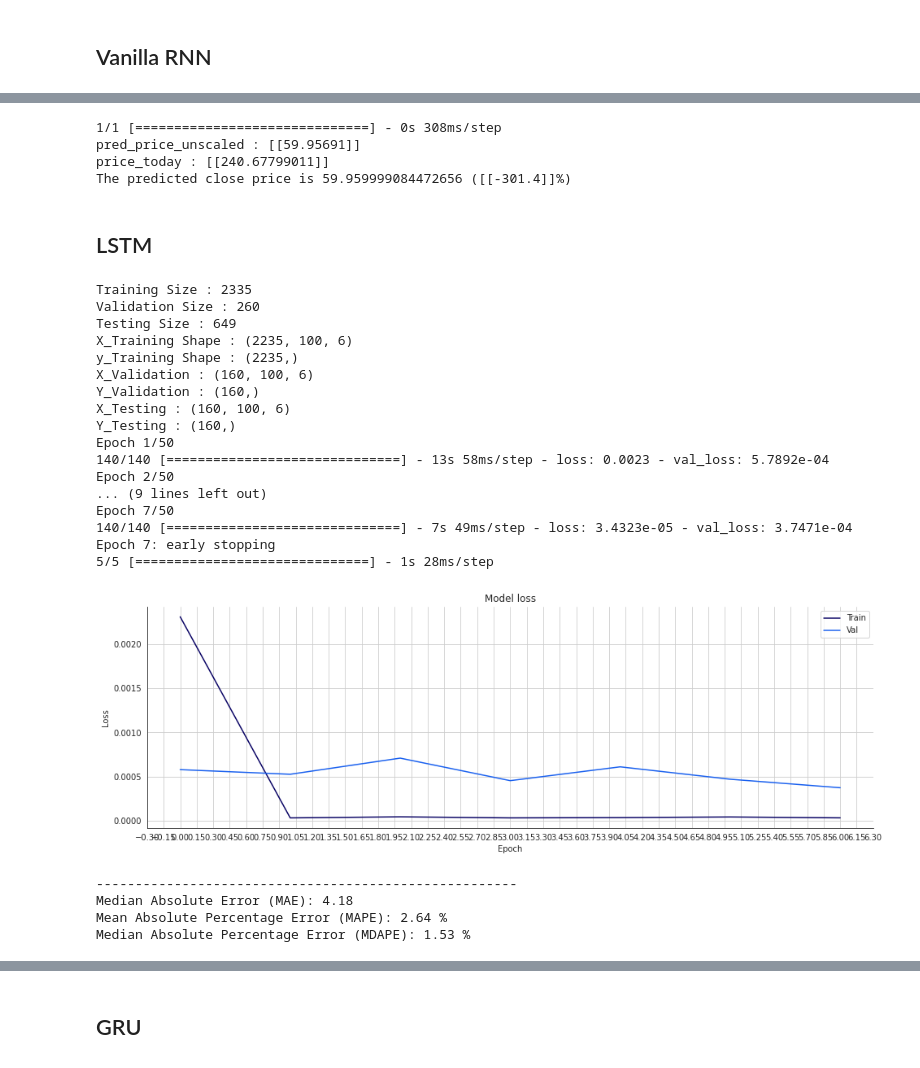
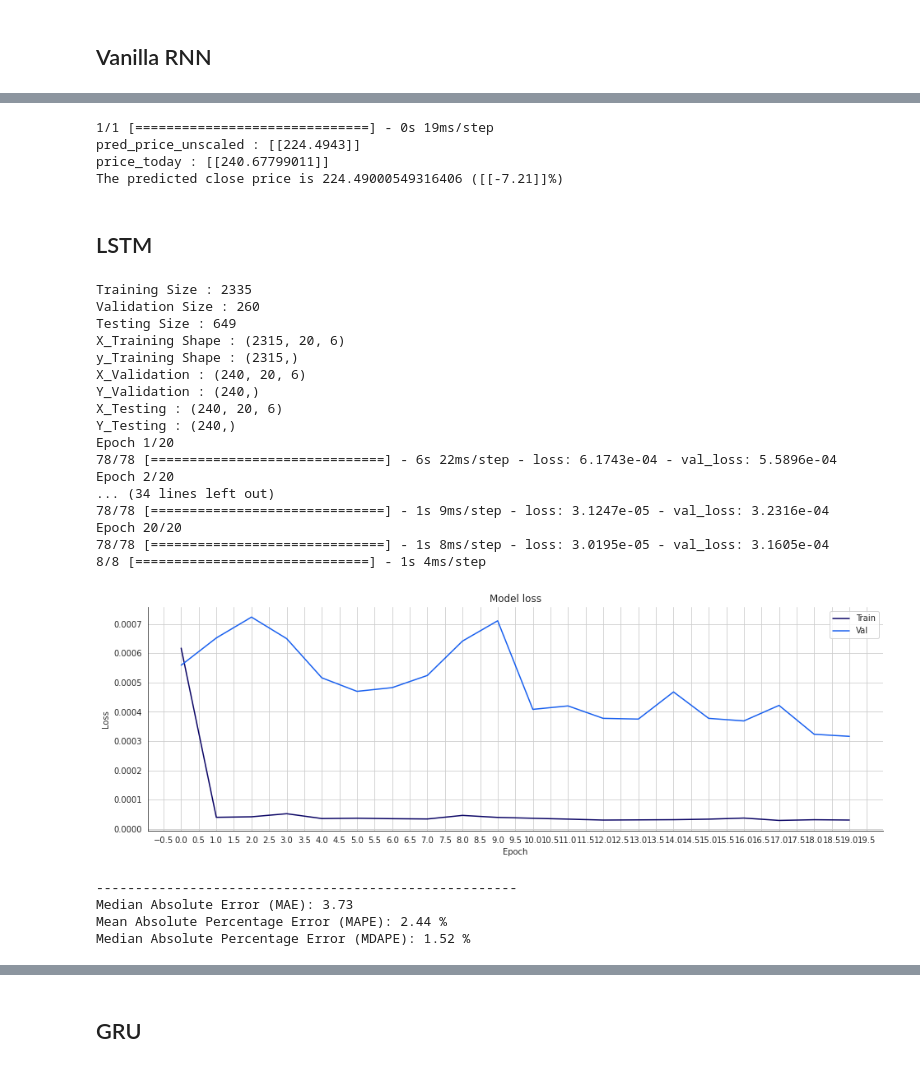
Before and after one commit to Anomaly1702/Ass3_Rnn, a Jupyter notebook: ASS3_RNN.ipynb, the cells around one changed output, grey strips where cells are left out. Saved outputs shown, nothing was run; the diff lists cells and outputs as text; code cells hidden in the pictures.

```diff
--- a/ASS3_RNN.ipynb
+++ b/ASS3_RNN.ipynb
@@ -157,6 +157,7 @@ display(filtered_df.tail())
 # %% [markdown]
 #Code from classes
 # %%
+from typing_extensions import Self
 class Basenet():
 
     def __init__(self,index_Close,sequence_length):
@@ -241,14 +242,17 @@ class Basenet():
         y_pred = scaler_pred.inverse_transform(y_pred_scaled)
         y_val_unscaled = scaler_pred.inverse_transform(y_val.reshape(-1, 1))
 
+        # Plot training & validation loss values
+        self.plot_Loss (history)
+
         return history,y_pred_scaled,y_pred,y_val_unscaled
 
     def plot_Loss (self, history):
         fig, ax = plt.subplots(figsize=(16, 5), sharex=True)
         val_accuracies = history.history["loss"]
         train_accuracies = history.history["val_loss"]
-        plt.plot(np.arange(len(val_accuracies)), val_accuracies, label = "Validation Accuracy")
-        plt.plot(np.arange(len(train_accuracies)), train_accuracies, label = "Training Accuracy")
+        plt.plot(np.arange(len(val_accuracies)), val_accuracies, label = "Validation Loss")
+        plt.plot(np.arange(len(train_accuracies)), train_accuracies, label = "Training Loss")
         plt.title("Model loss")
         plt.ylabel("Loss")
         plt.xlabel("Epoch")
@@ -256,6 +260,18 @@ class Basenet():
         plt.legend(["Train", "Val"], loc="upper right")
         plt.grid()
         plt.show()
+
+    # def plot_Loss (self,y_val,yval_pred, history):
+    #     fig, ax = plt.subplots(figsize=(16, 5), sharex=True)
+    #     plt.plot(np.arange(len(y_val)), y_val, label = "Vakidation data")
+    #     plt.plot(np.arange(len(yval_pred)), yval_pred, label = "Validation Predictions")
+    #     plt.title("Model performance")
+    #     plt.ylabel("Loss")
+    #     plt.xlabel("Epoch")
+    #     ax.xaxis.set_major_locator(plt.MaxNLocator(50))
+    #     plt.legend(["Train", "Val"], loc="upper right")
+    #     plt.grid()
+    #     plt.show()
 # %% [markdown]
 ## Vanilla RNN
 # %%
@@ -319,10 +335,10 @@ class V_RNN_cls(Basenet):
 # %%
 optimizer = 'adam'
 lr=0.001
-batch_size = 16
-epochs = 50
+batch_size = 30
+epochs = 20
 index_Close = 3
-sequence_length = 100
+sequence_length = 20
 
 vrnn = V_RNN_cls(index_Close,sequence_length)
 data_scaled,scaler_pred,df_Close,scaler = vrnn.pre_processdata(filtered_df)
@@ -331,8 +347,8 @@ x_train,y_train,x_val,y_val,x_test,y_test = vrnn.split_data(data_scaled,.2)
 vrnn_model = vrnn.VRNN_model(x_train,optimizer,lr)
 history,y_pred_scaled,y_pred,y_val_unscaled = vrnn.train(vrnn_model,epochs,x_train,y_train,x_val,y_val,scaler_pred,batch_size)
 
-# Plot training & validation loss values
-vrnn.plot_Loss (history)
+# # Plot training & validation loss values
+# vrnn.plot_Loss (history)
 
 print("------------------------------------------------------")
 # Mean Absolute Error (MAE)
@@ -426,10 +447,10 @@ change_percent = np.round(100 - (x * 100)/predicted_price, 2)
 plus = '+'; minus = ''
 print(f'The predicted close price is {predicted_price} ({plus if change_percent > 0 else minus}{change_percent}%)')
 # %% [output]
-1/1 [==============================] - 0s 308ms/step
-pred_price_unscaled : [[59.95691]]
+1/1 [==============================] - 0s 19ms/step
+pred_price_unscaled : [[224.4943]]
 price_today : [[240.67799011]]
-The predicted close price is 59.959999084472656 ([[-301.4]]%)
+The predicted close price is 224.49000549316406 ([[-7.21]]%)
 # %% [markdown]
 ## LSTM
 # %%
@@ -482,55 +503,53 @@ class LSTM_cls(Basenet):
 # %%
 optimizer = 'adam'
 lr=0.001
-batch_size = 16
-epochs = 50
+batch_size = 30
+epochs = 20
 index_Close = 3
-sequence_length = 100
+sequence_length = 20
 
 lstm = LSTM_cls(index_Close,sequence_length)
 data_scaled,scaler_pred,df_Close,scaler = lstm.pre_processdata(filtered_df)
 x_train,y_train,x_val,y_val,x_test,y_test = lstm.split_data(data_scaled,.2)
 lstm_model = lstm.LSTM_model(x_train,optimizer,lr)
 history,y_pred_scaled,y_pred,y_val_unscaled = lstm.train(lstm_model,epochs,x_train,y_train,x_val,y_val,scaler_pred,batch_size)
 
-# Plot training & validation loss values
-lstm.plot_Loss (history)
 
 print("------------------------------------------------------")
 # Mean Absolute Error (MAE)
 MAE = mean_absolute_error(y_val_unscaled, y_pred)
 print(f'Median Absolute Error (MAE): {np.round(MAE, 2)}')
 
 # Mean Absolute Percentage Error (MAPE)
 MAPE = np.mean((np.abs(np.subtract(y_val_unscaled, y_pred)/ y_val_unscaled))) * 100
 print(f'Mean Absolute Percentage Error (MAPE): {np.round(MAPE, 2)} %')
 
 # Median Absolute Percentage Error (MDAPE)
 MDAPE = np.median((np.abs(np.subtract(y_val_unscaled, y_pred)/ y_val_unscaled)) ) * 100
 print(f'Median Absolute Percentage Error (MDAPE): {np.round(MDAPE, 2)} %')
 # %% [output]
 Training Size : 2335
 Validation Size : 260
 Testing Size : 649
-X_Training Shape : (2235, 100, 6)
-y_Training Shape : (2235,)
-X_Validation : (160, 100, 6)
-Y_Validation : (160,)
-X_Testing : (160, 100, 6)
-Y_Testing : (160,)
-Epoch 1/50
-140/140 [==============================] - 13s 58ms/step - loss: 0.0023 - val_loss: 5.7892e-04
-Epoch 2/50
-... (9 lines left out)
-Epoch 7/50
-140/140 [==============================] - 7s 49ms/step - loss: 3.4323e-05 - val_loss: 3.7471e-04
-Epoch 7: early stopping
-5/5 [==============================] - 1s 28ms/step
+X_Training Shape : (2315, 20, 6)
+y_Training Shape : (2315,)
+X_Validation : (240, 20, 6)
+Y_Validation : (240,)
+X_Testing : (240, 20, 6)
+Y_Testing : (240,)
+Epoch 1/20
+78/78 [==============================] - 6s 22ms/step - loss: 6.1743e-04 - val_loss: 5.5896e-04
+Epoch 2/20
+... (34 lines left out)
+78/78 [==============================] - 1s 9ms/step - loss: 3.1247e-05 - val_loss: 3.2316e-04
+Epoch 20/20
+78/78 [==============================] - 1s 8ms/step - loss: 3.0195e-05 - val_loss: 3.1605e-04
+8/8 [==============================] - 1s 4ms/step
-[figure, old version]
+[figure, new version]
 ------------------------------------------------------
-Median Absolute Error (MAE): 4.18
-Mean Absolute Percentage Error (MAPE): 2.64 %
-Median Absolute Percentage Error (MDAPE): 1.53 %
+Median Absolute Error (MAE): 3.73
+Mean Absolute Percentage Error (MAPE): 2.44 %
+Median Absolute Percentage Error (MDAPE): 1.52 %
 # %%
 # The date from which on the date is displayed
 display_start_date = start_d
```
Also changed, not shown: parts of 15 cells of this notebook.
